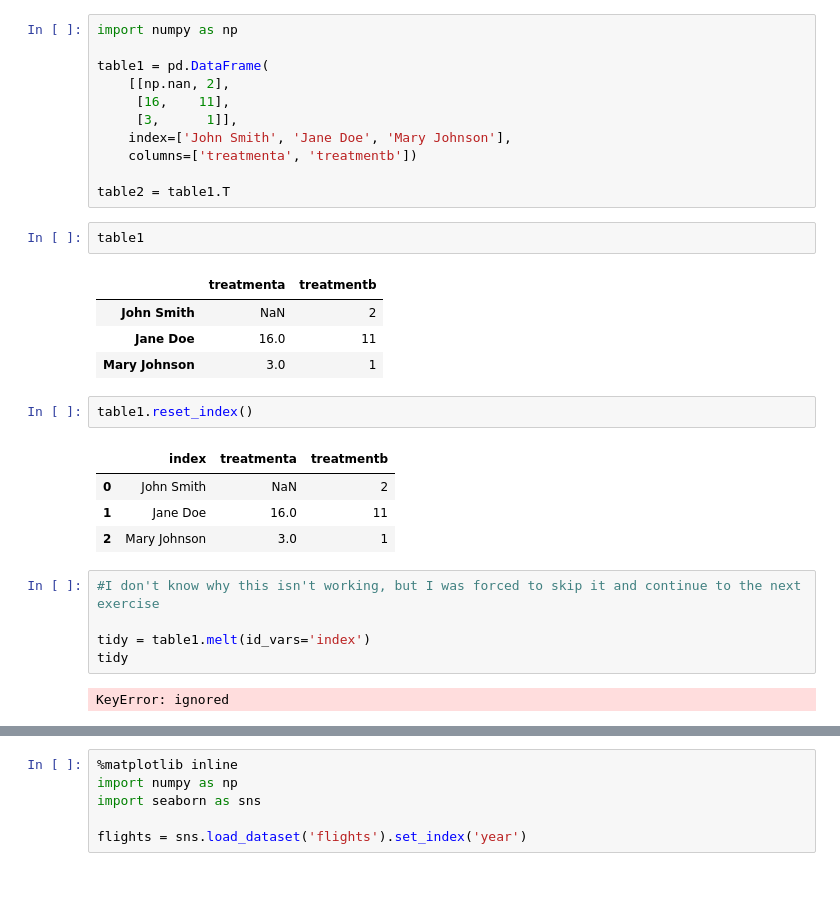
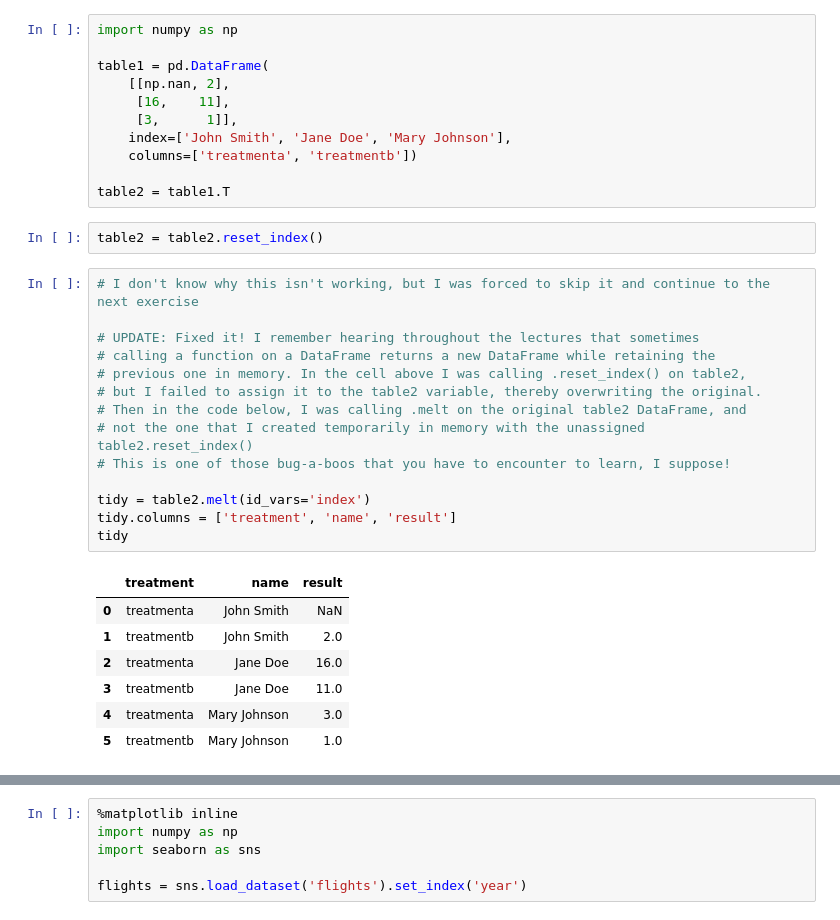
Before and after one commit to bloominstituteoftechnology/DS-Unit-1-Sprint-2-Data-Wrangling-and-Storytelling, a Jupyter notebook: module1-join-and-reshape-data/LS_DS_121_Join_and_Reshape_Data_Assignment.ipynb, the cells around one changed output, grey strips where cells are left out. Drawn from its saved outputs; the diff is of its cells as text; blank space fills up the shorter version.

Commit message:
Updated with corrected tidy code and comments explaining the error

```diff
--- a/module1-join-and-reshape-data/LS_DS_121_Join_and_Reshape_Data_Assignment.ipynb
+++ b/module1-join-and-reshape-data/LS_DS_121_Join_and_Reshape_Data_Assignment.ipynb
@@ -185,24 +185,27 @@ table1 = pd.DataFrame(
     columns=['treatmenta', 'treatmentb'])
 
 table2 = table1.T
-# %%
-table1
-# %% [output]
-|  | treatmenta | treatmentb |
-| John Smith | NaN | 2 |
-| Jane Doe | 16.0 | 11 |
-| Mary Johnson | 3.0 | 1 |
-# %%
-table1.reset_index()
-# %% [output]
-|  | index | treatmenta | treatmentb |
-| 0 | John Smith | NaN | 2 |
-| 1 | Jane Doe | 16.0 | 11 |
-| 2 | Mary Johnson | 3.0 | 1 |
-# %%
-#I don't know why this isn't working, but I was forced to skip it and continue to the next exercise
-
-tidy = table1.melt(id_vars='index')
-tidy
-# %% [output]
-KeyError: ignored
+# %%
+table2 = table2.reset_index()
+# %%
+# I don't know why this isn't working, but I was forced to skip it and continue to the next exercise
+
+# UPDATE: Fixed it! I remember hearing throughout the lectures that sometimes
+# calling a function on a DataFrame returns a new DataFrame while retaining the
+# previous one in memory. In the cell above I was calling .reset_index() on table2,
+# but I failed to assign it to the table2 variable, thereby overwriting the original.
+# Then in the code below, I was calling .melt on the original table2 DataFrame, and
+# not the one that I created temporarily in memory with the unassigned table2.reset_index()
+# This is one of those bug-a-boos that you have to encounter to learn, I suppose!
+
+tidy = table2.melt(id_vars='index')
+tidy.columns = ['treatment', 'name', 'result']
+tidy
+# %% [output]
+|  | treatment | name | result |
+| 0 | treatmenta | John Smith | NaN |
+| 1 | treatmentb | John Smith | 2.0 |
+| 2 | treatmenta | Jane Doe | 16.0 |
+| 3 | treatmentb | Jane Doe | 11.0 |
+| 4 | treatmenta | Mary Johnson | 3.0 |
+| 5 | treatmentb | Mary Johnson | 1.0 |
```
Also changed, not shown: parts of 2 cells of this notebook.
